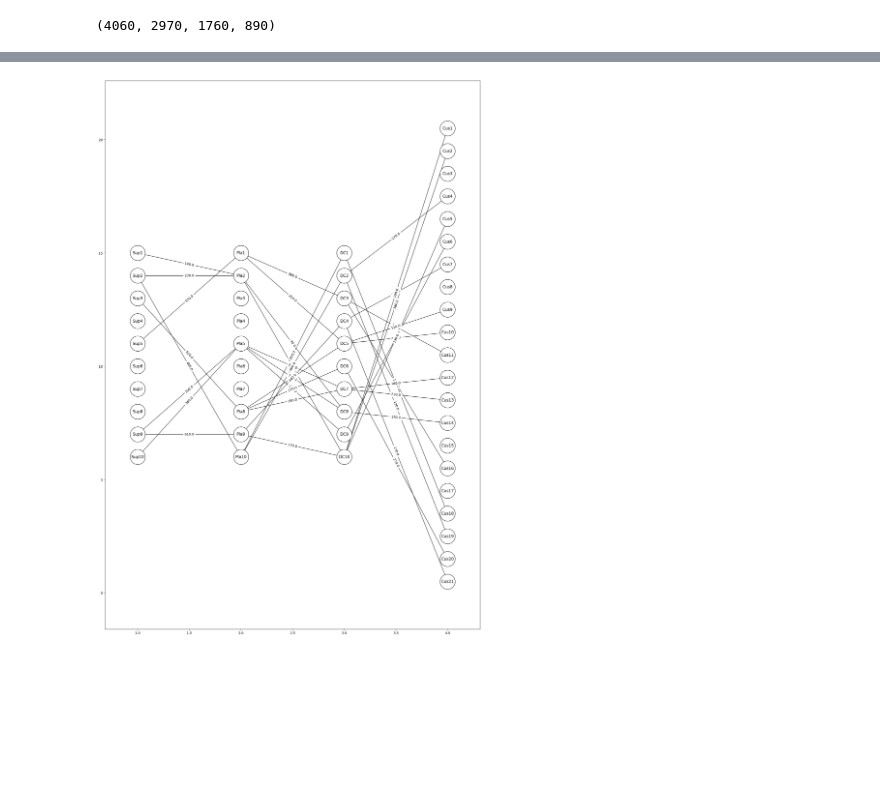
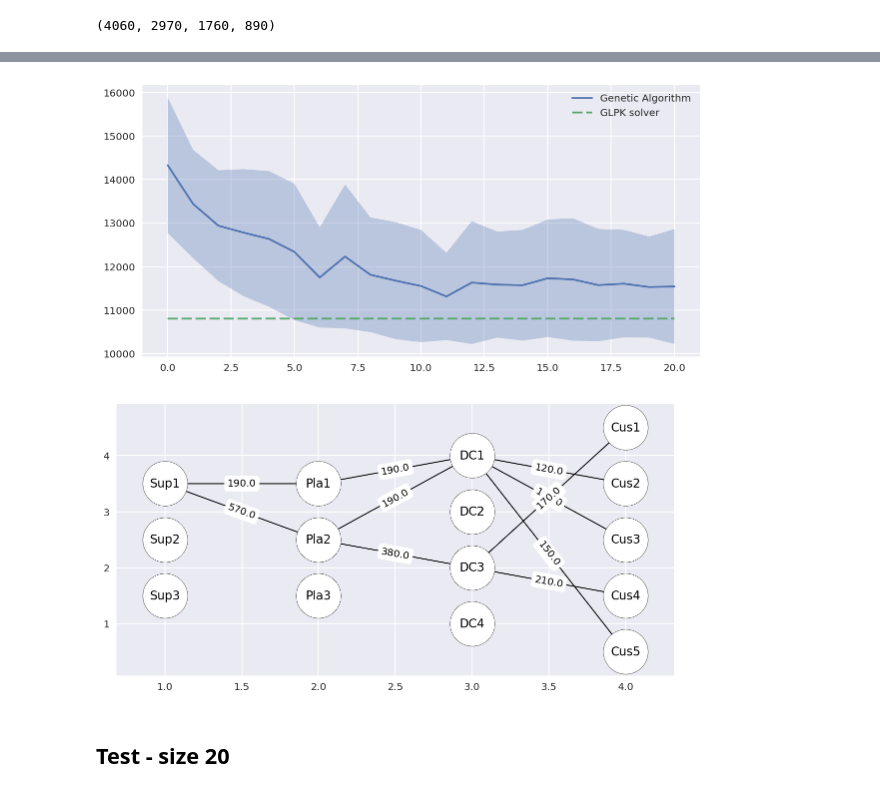
Before and after one commit to Robert-Aduviri/optimizacion-heladas-friaje, a Jupyter notebook: Step 11 - Generate Datasets.ipynb, the cells around one changed output, grey strips where cells are left out. Saved outputs shown, nothing was run; the diff lists cells and outputs as text; code cells hidden in the pictures; blank space fills up the shorter version.

```diff
--- a/Step 11 - Generate Datasets.ipynb
+++ b/Step 11 - Generate Datasets.ipynb
@@ -3,3 +3,5 @@
 %autoreload 2
 %matplotlib inline
 %config InlineBackend.figure_format = 'retina'
+import seaborn as sns
+sns.set()
@@ -152 +237,3 @@ E, D, W, d, g, v, t, a, c = load_file('data/test1.txt')
+# %%
+E, D, W, d, g, v, t, a, c = load_file('data/test_15.txt')
 # %%
@@ -183,5 +283,12 @@ plot_log(log)
+# %%
+plot_log(log, optimal_value=1.08e4, min_max=False)
+# %% [output]
+[figure, added]
 # %%
-q, z, f, p, b, s = decode_chromosome(hof.items[0], E, D, W, d, t, a, c)
-plot_graph(b, f, q, figsize=(20,30))
+q, z, f, p, b, s = decode_chromosome(solutions.items[0],
+                                     E, D, W, d, t, a, c)
+plot_graph(b, f, q)
 # %% [output]
-[figure, old version]
+[figure, new version]
+# %% [markdown]
+## Test - size 20
```
Also changed, not shown: parts of 62 cells of this notebook, 13 other files.
